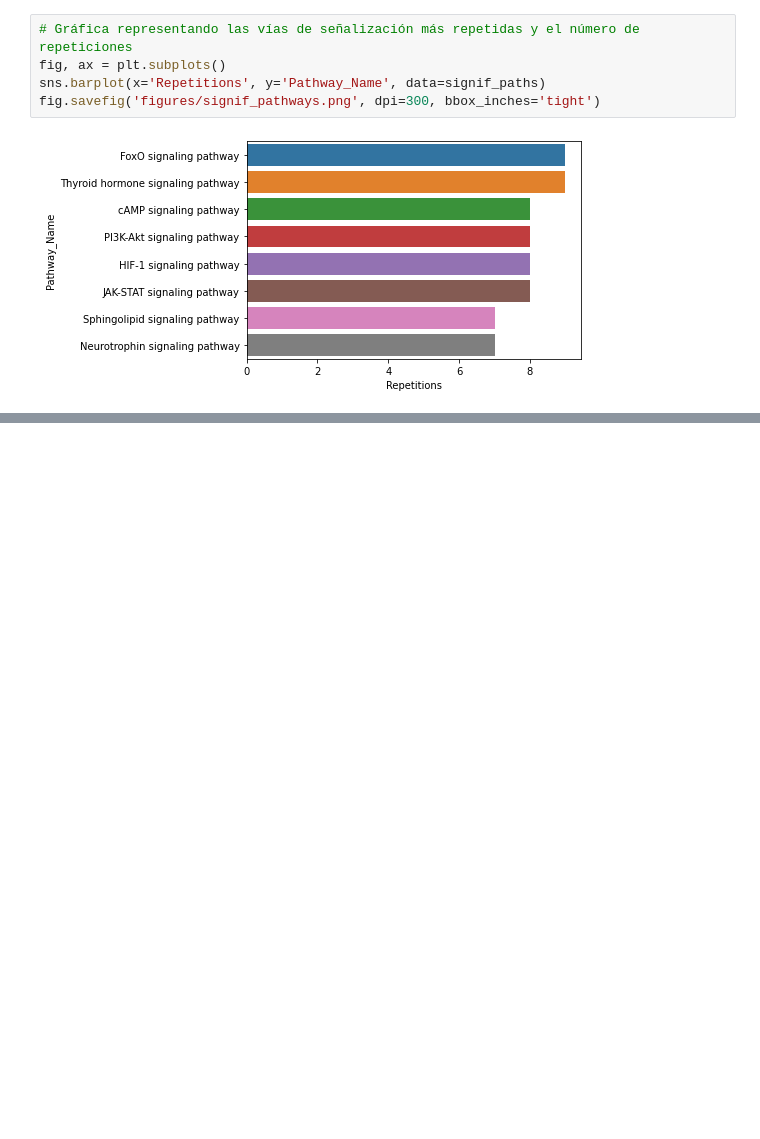
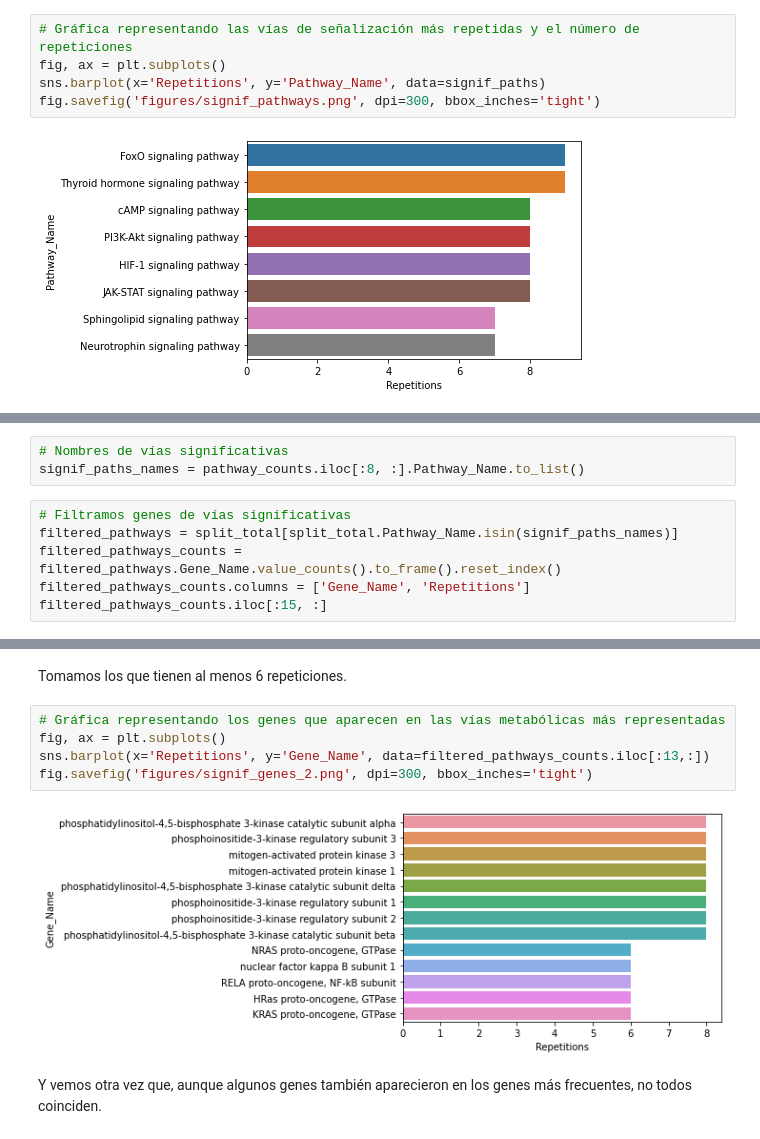
Before and after one commit to CrisSotomayor/ProyectoPythonII, a Jupyter notebook: results_graphs.ipynb, the cells around one changed output, grey strips where cells are left out. Cells and saved outputs as stored; diff of their text form; blank space fills up the shorter version.

```diff
--- a/results_graphs.ipynb
+++ b/results_graphs.ipynb
@@ -218,0 +291,9 @@ Name: Repetitions, dtype: int64
+# %%
+# Nombres de vías significativas
+signif_paths_names = pathway_counts.iloc[:8, :].Pathway_Name.to_list()
+# %%
+# Filtramos genes de vías significativas
+filtered_pathways = split_total[split_total.Pathway_Name.isin(signif_paths_names)]
+filtered_pathways_counts = filtered_pathways.Gene_Name.value_counts().to_frame().reset_index()
+filtered_pathways_counts.columns = ['Gene_Name', 'Repetitions']
+filtered_pathways_counts.iloc[:15, :]
@@ -218,0 +317,11 @@ Name: Repetitions, dtype: int64
+# %% [markdown]
+Tomamos los que tienen al menos 6 repeticiones.
+# %%
+# Gráfica representando los genes que aparecen en las vías metabólicas más representadas
+fig, ax = plt.subplots()
+sns.barplot(x='Repetitions', y='Gene_Name', data=filtered_pathways_counts.iloc[:13,:])
+fig.savefig('figures/signif_genes_2.png', dpi=300, bbox_inches='tight')
+# %% [output]
+[figure, added]
+# %% [markdown]
+Y vemos otra vez que, aunque algunos genes también aparecieron en los genes más frecuentes, no todos coinciden.
```
Also changed, not shown: parts of 18 cells of this notebook, 6 other files.
